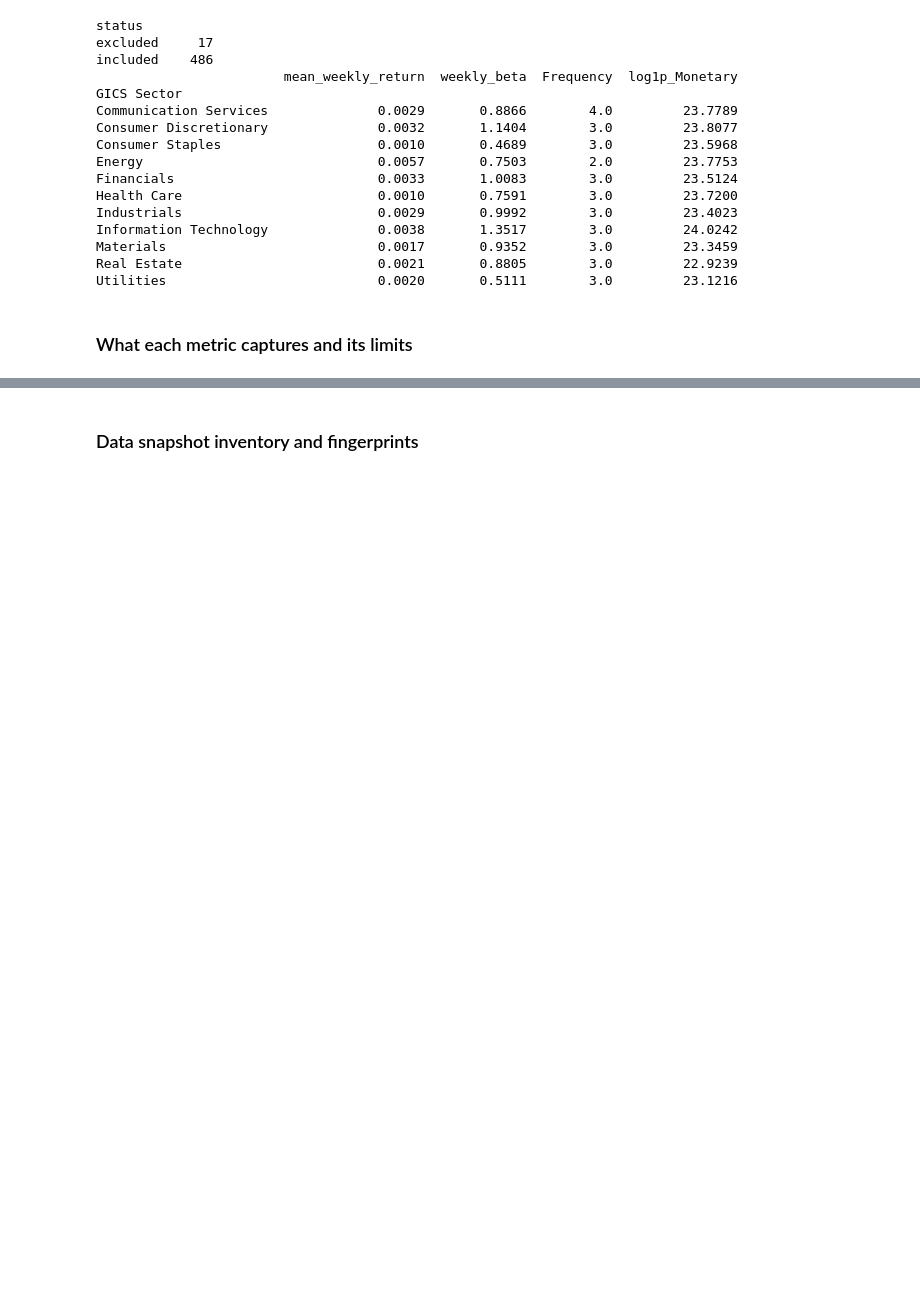
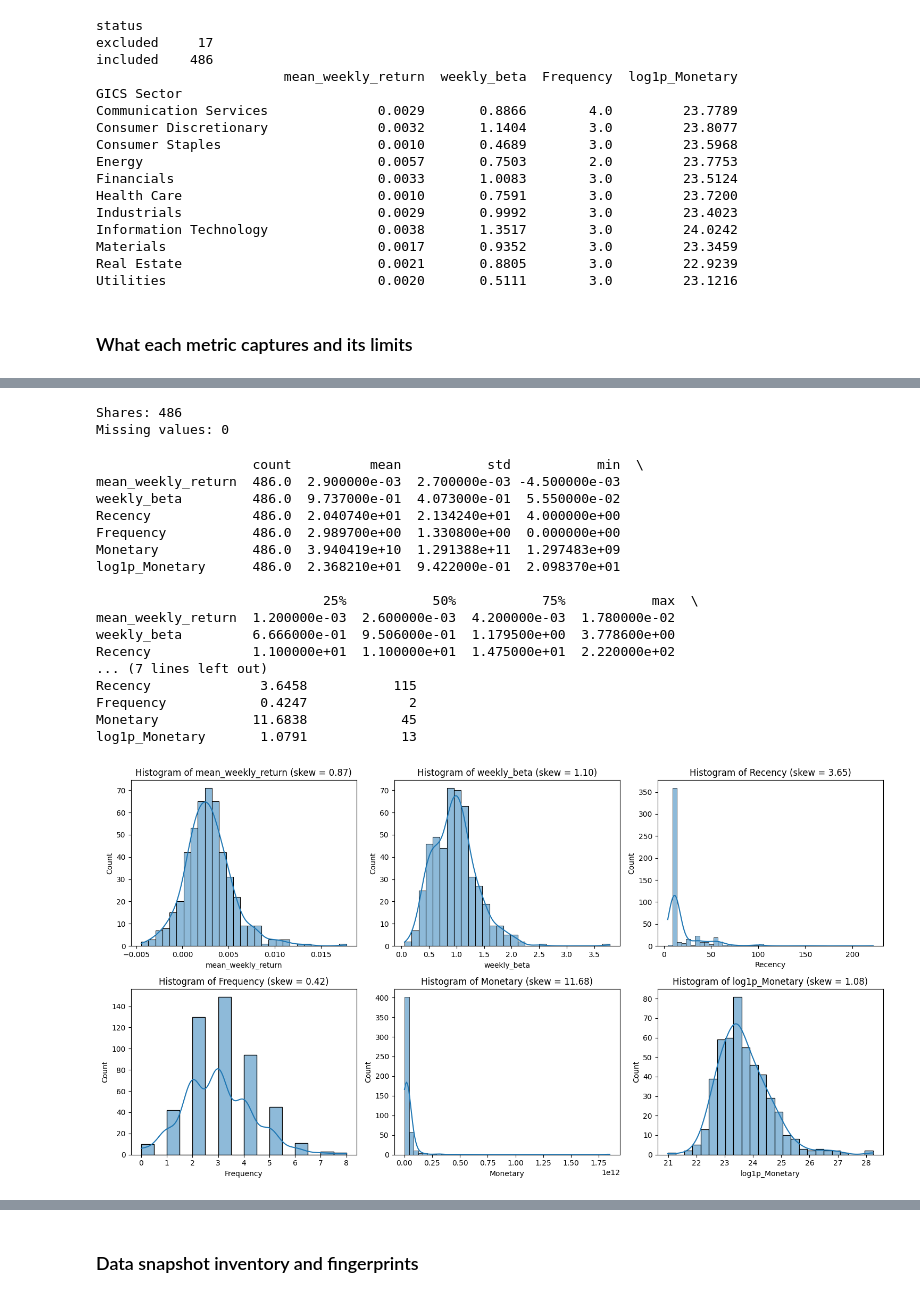
Before and after one commit to Thisen438/CRM-Coursework, a Jupyter notebook: CWK1_Stock_Segmentation_RFM.ipynb, the cells around one changed output, grey strips where cells are left out. Drawn from its saved outputs; the diff is of its cells as text; code cells hidden in the pictures; blank space fills up the shorter version.

Commit message:
Add Task 2 clustering and sensitivity analysis

```diff
--- a/CWK1_Stock_Segmentation_RFM.ipynb
+++ b/CWK1_Stock_Segmentation_RFM.ipynb
@@ -624,0 +618,52 @@ Utilities                           0.0020       0.5111        3.0         23.12
+# %%
+import seaborn as sns
+from scipy.cluster.hierarchy import linkage, dendrogram, cut_tree
+from sklearn.preprocessing import StandardScaler
+from sklearn.cluster import KMeans
+from sklearn.metrics import silhouette_score, adjusted_rand_score
+
+data = features.copy()
+print("Shares:", len(data))
+print("Missing values:", data.isna().sum().sum())
+# %% [output]
+Shares: 486
+Missing values: 0
+# %%
+inputs = ["mean_weekly_return", "weekly_beta", "Recency", "Frequency", "Monetary", "log1p_Monetary"]
+
+q1 = data[inputs].quantile(0.25)
+q3 = data[inputs].quantile(0.75)
+iqr = q3 - q1
+outliers = ((data[inputs] < q1 - 1.5 * iqr) | (data[inputs] > q3 + 1.5 * iqr)).sum()
+
+summary = data[inputs].describe().T
+summary["Skew"] = data[inputs].skew()
+summary["IQR_outliers"] = outliers
+print(summary.round(4))
+
+plt.figure(figsize=(15, 8))
+for i, col in enumerate(inputs, start=1):
+    plt.subplot(2, 3, i)
+    sns.histplot(data=data, x=col, kde=True)
+    plt.title(f"Histogram of {col} (skew = {data[col].skew():.2f})")
+plt.tight_layout()
+plt.show()
+# %% [output]
+                    count          mean           std           min  \
+mean_weekly_return  486.0  2.900000e-03  2.700000e-03 -4.500000e-03
+weekly_beta         486.0  9.737000e-01  4.073000e-01  5.550000e-02
+Recency             486.0  2.040740e+01  2.134240e+01  4.000000e+00
+Frequency           486.0  2.989700e+00  1.330800e+00  0.000000e+00
+Monetary            486.0  3.940419e+10  1.291388e+11  1.297483e+09
+log1p_Monetary      486.0  2.368210e+01  9.422000e-01  2.098370e+01
+
+                             25%           50%           75%           max  \
+mean_weekly_return  1.200000e-03  2.600000e-03  4.200000e-03  1.780000e-02
+weekly_beta         6.666000e-01  9.506000e-01  1.179500e+00  3.778600e+00
+Recency             1.100000e+01  1.100000e+01  1.475000e+01  2.220000e+02
+... (7 lines left out)
+Recency              3.6458           115
+Frequency            0.4247             2
+Monetary            11.6838            45
+log1p_Monetary       1.0791            13
+[figure, added]
```
Also changed, not shown: parts of 41 cells of this notebook, 12 other files.
